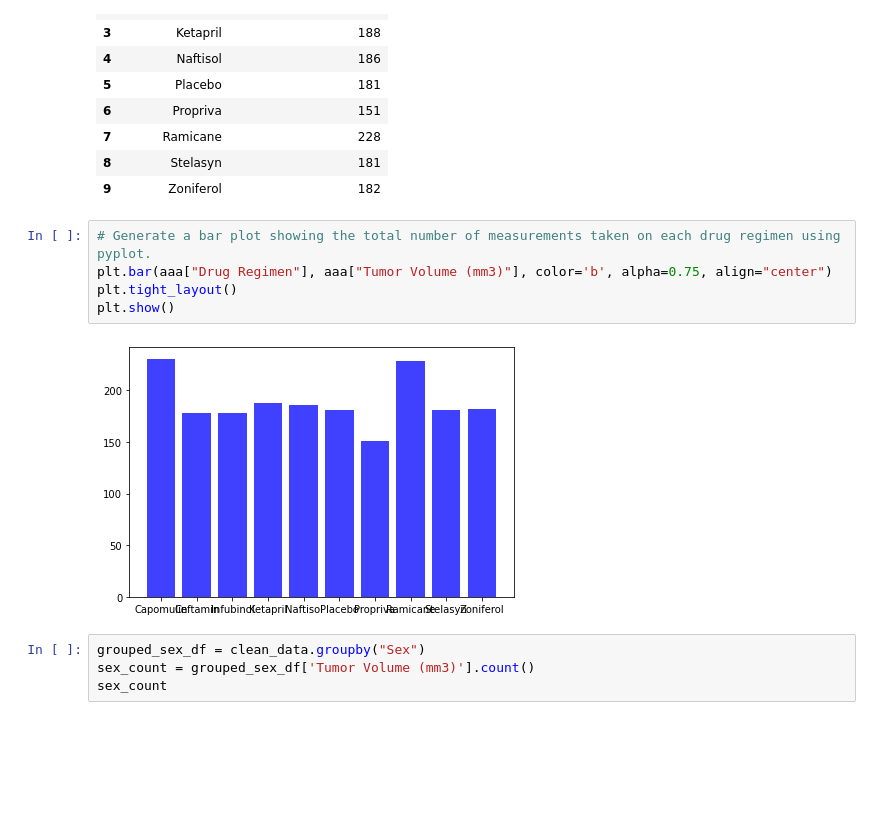
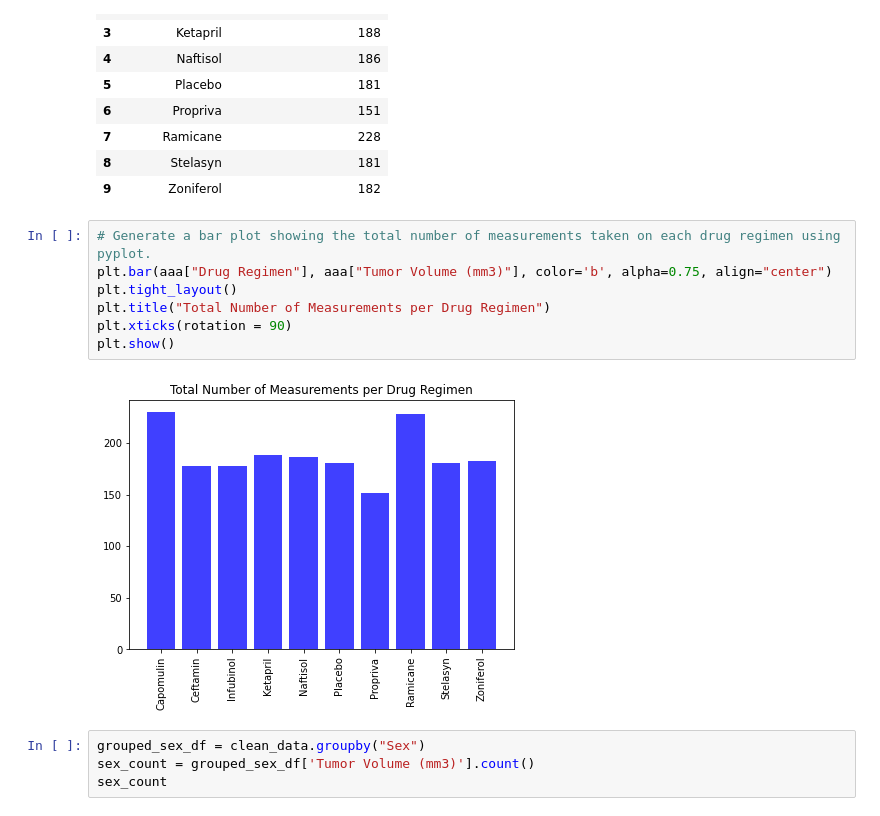
Before and after one commit to robmir22/Matplotlib_Pymaceuticals, a Jupyter notebook: pymaceuticals_starter.ipynb, the cells around one changed output. Saved outputs shown, nothing was run; the diff lists cells and outputs as text; blank space fills up the shorter version.

```diff
--- a/pymaceuticals_starter.ipynb
+++ b/pymaceuticals_starter.ipynb
@@ -201,10 +201,12 @@ aaa
 # %%
 # Generate a bar plot showing the total number of measurements taken on each drug regimen using pyplot.
 plt.bar(aaa["Drug Regimen"], aaa["Tumor Volume (mm3)"], color='b', alpha=0.75, align="center")
 plt.tight_layout()
+plt.title("Total Number of Measurements per Drug Regimen")
+plt.xticks(rotation = 90)
 plt.show()
 # %% [output]
-[figure, old version]
+[figure, new version]
 # %%
 grouped_sex_df = clean_data.groupby("Sex")
 sex_count = grouped_sex_df['Tumor Volume (mm3)'].count()
```
Also changed, not shown: parts of 3 cells of this notebook.
